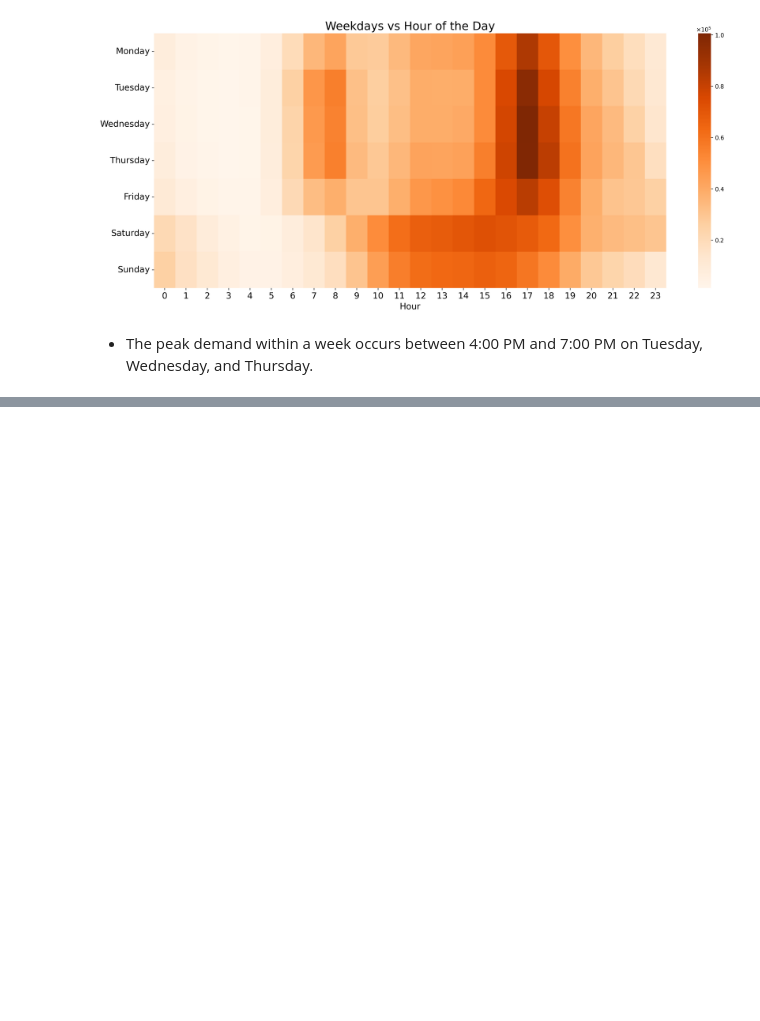
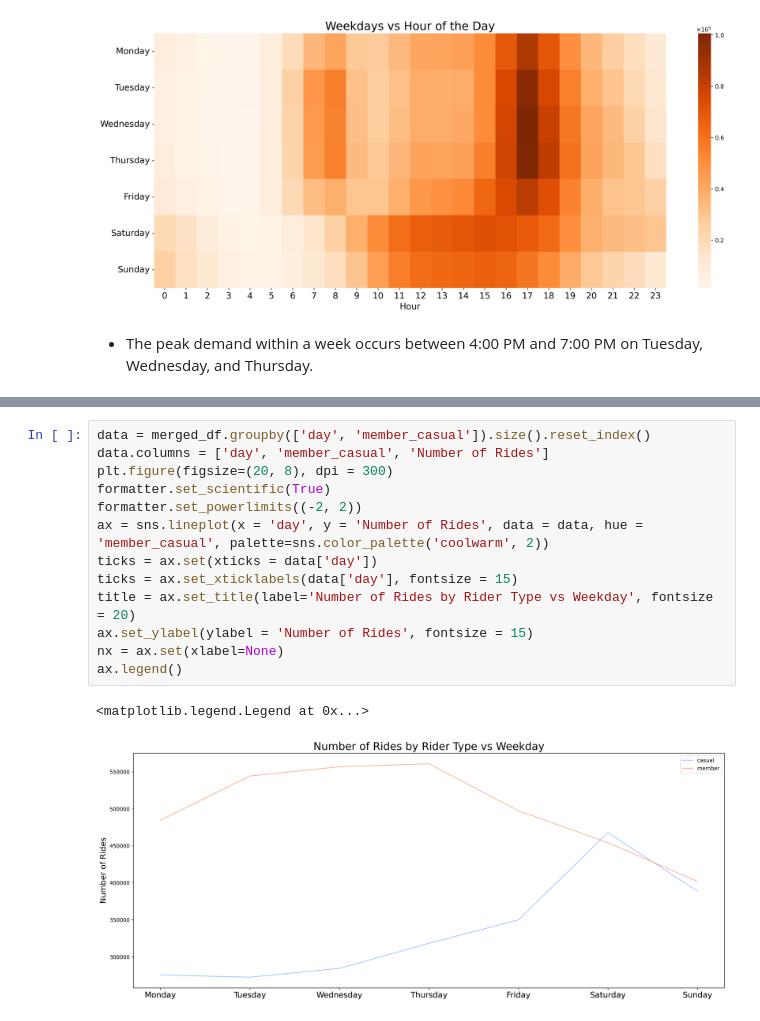
Before and after one commit to PerfectEnvoyRG/Google_Data_Analytics_Capstone1, a Jupyter notebook: How_does_a_bike_share_navigate_speedy_success_.ipynb, the cells around one changed output, grey strips where cells are left out. Drawn from its saved outputs; the diff is of its cells as text; blank space fills up the shorter version.

```diff
--- a/How_does_a_bike_share_navigate_speedy_success_.ipynb
+++ b/How_does_a_bike_share_navigate_speedy_success_.ipynb
@@ -558,0 +582,16 @@ ny = ax.set(ylabel=None)
+# %%
+data = merged_df.groupby(['day', 'member_casual']).size().reset_index()
+data.columns = ['day', 'member_casual', 'Number of Rides']
+plt.figure(figsize=(20, 8), dpi = 300)
+formatter.set_scientific(True)
+formatter.set_powerlimits((-2, 2))
+ax = sns.lineplot(x = 'day', y = 'Number of Rides', data = data, hue = 'member_casual', palette=sns.color_palette('coolwarm', 2))
+ticks = ax.set(xticks = data['day'])
+ticks = ax.set_xticklabels(data['day'], fontsize = 15)
+title = ax.set_title(label='Number of Rides by Rider Type vs Weekday', fontsize = 20)
+ax.set_ylabel(ylabel = 'Number of Rides', fontsize = 15)
+nx = ax.set(xlabel=None)
+ax.legend()
+# %% [output]
+<matplotlib.legend.Legend at 0x...>
+[figure, added]
```
Also changed, not shown: parts of 4 cells of this notebook.
